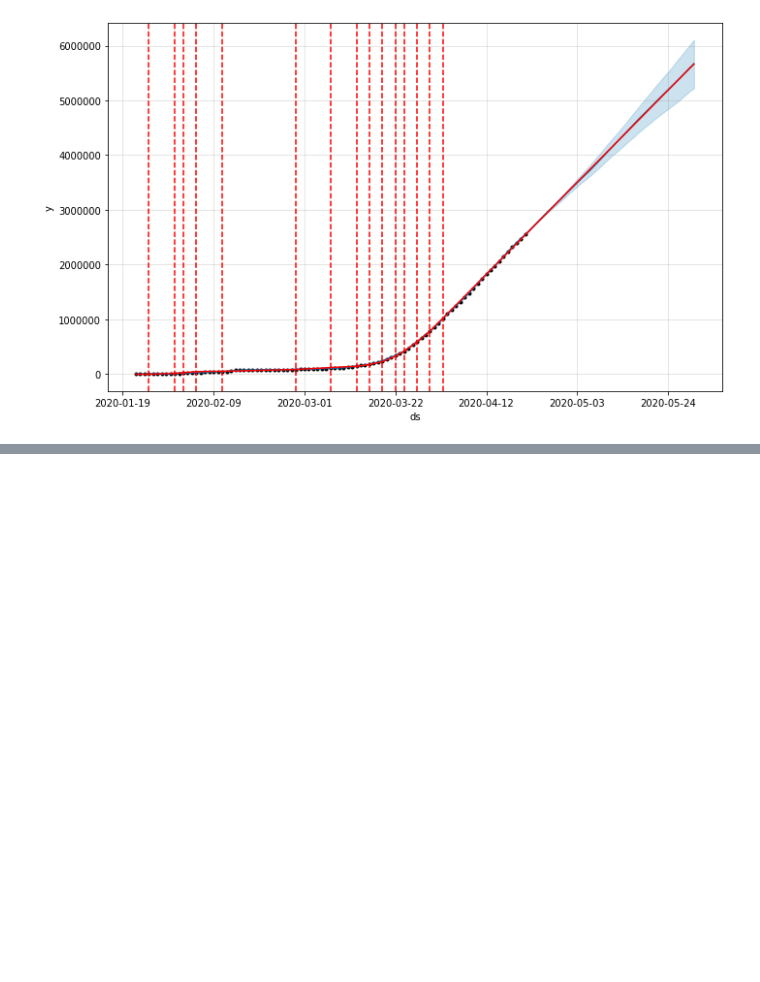
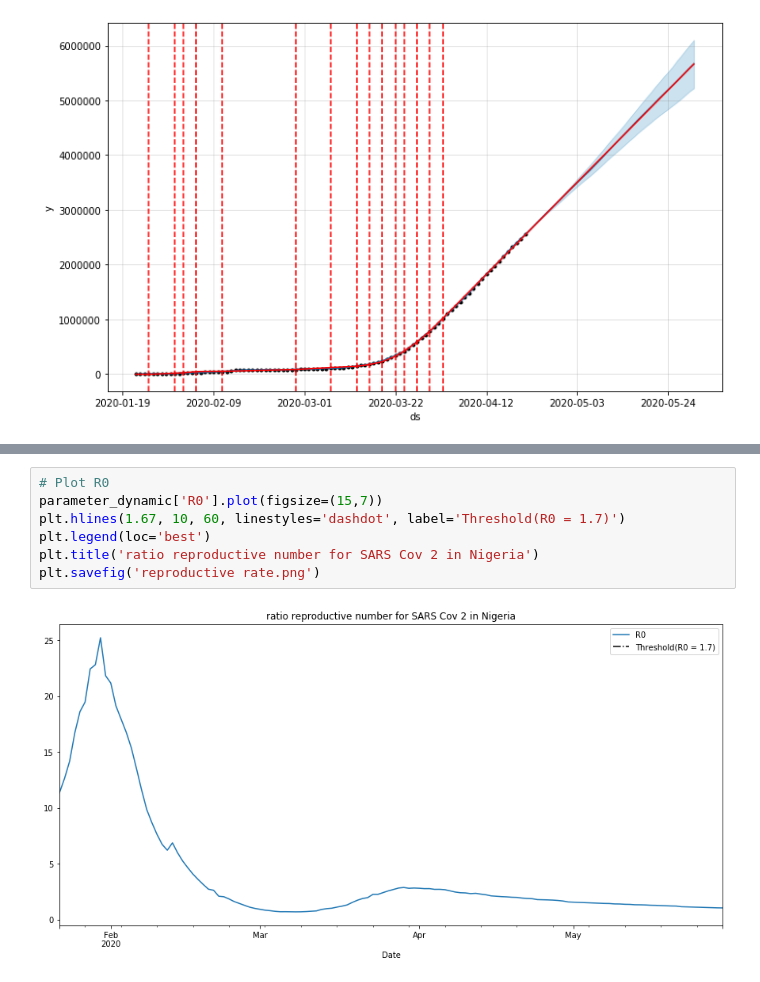
Before and after one commit to codebrain001/COVID19-forecasting-with-fbprophet, a Jupyter notebook: notebooks/Dask.ipynb, the cells around one changed output, grey strips where cells are left out. Cells and saved outputs as stored; diff of their text form; blank space fills up the shorter version.

```diff
--- a/notebooks/Dask.ipynb
+++ b/notebooks/Dask.ipynb
@@ -234,0 +333,9 @@ changes = add_changepoints_to_plot(fig.gca(), model, predictions)
+# %%
+# Plot R0
+parameter_dynamic['R0'].plot(figsize=(15,7))
+plt.hlines(1.67, 10, 60, linestyles='dashdot', label='Threshold(R0 = 1.7)')
+plt.legend(loc='best')
+plt.title('ratio reproductive number for SARS Cov 2 in Nigeria')
+plt.savefig('reproductive rate.png')
+# %% [output]
+[figure, added]
```
Also changed, not shown: parts of 12 cells of this notebook, 3 other files.
